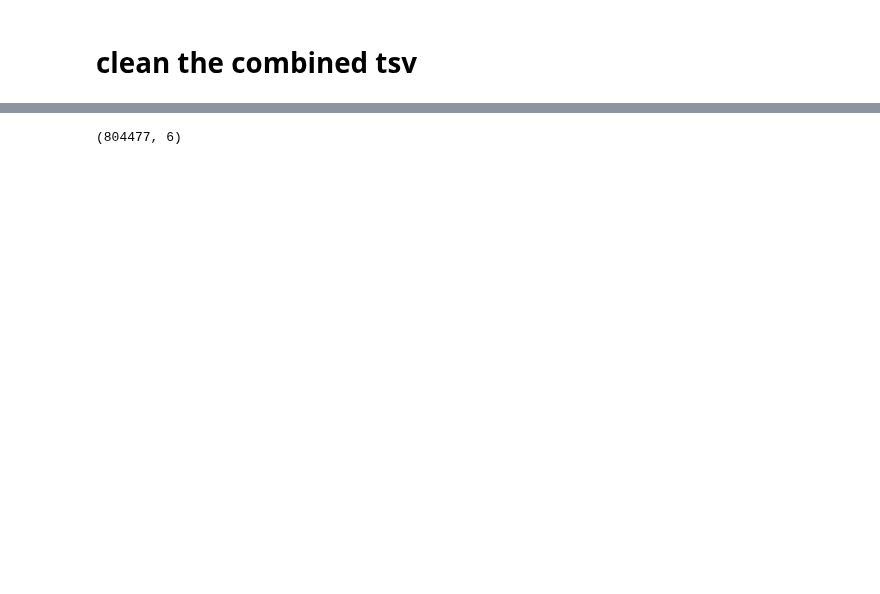
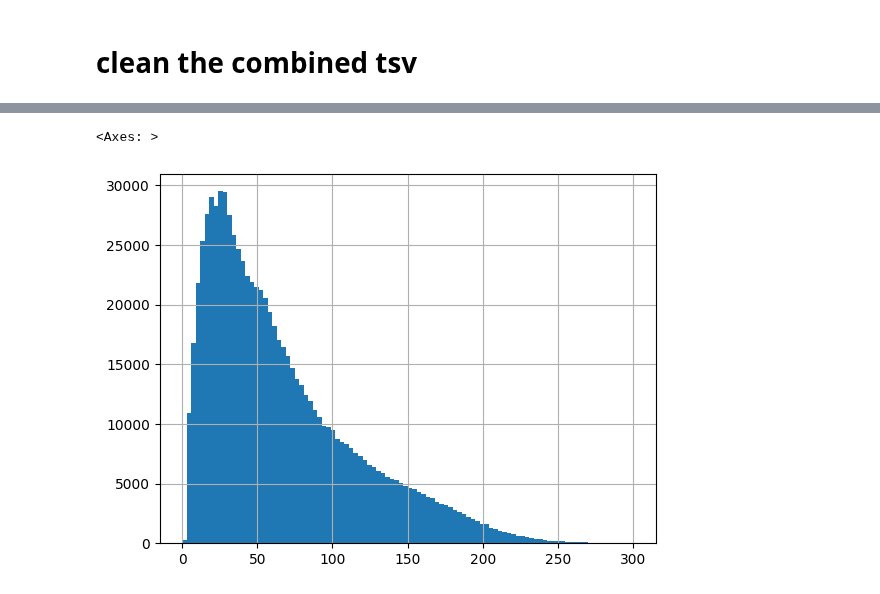
Before and after one commit to spsither/combining-dataset, a Jupyter notebook: 04_combine_all.ipynb, the cells around one changed output, grey strips where cells are left out. Saved outputs shown, nothing was run; the diff lists cells and outputs as text; code cells hidden in the pictures; blank space fills up the shorter version.

Commit message:
filter based on char_len

```diff
--- a/04_combine_all.ipynb
+++ b/04_combine_all.ipynb
@@ -44,8 +41,7 @@ def check_if_regex(text):
     regex = re.compile(r'[a-zA-Z]+')
     match = re.search(regex, text)
 
-    # Check if a match was found.
-    if match:
-        return True
-    else:
-        return False
+    return bool(match)
+
+print(check_if_regex('ཧཧ'))
+print(check_if_regex('some text'))
@@ -56,12 +51,19 @@ df.shape
 # %%
 df = df[df['uni'].str.len() > 0]
-# %%
-df = df[df['uni'].str.len() < 994]
 # %%
 df = df[~df['uni'].apply(check_if_regex)]
-# %%
-df.shape
-# %% [output]
-(804477, 6)
 # %%
 df['uni'] = df['uni'].map(clean_transcription)
+# %%
+import pyewts
+
+converter = pyewts.pyewts()
+
+df['wylie'] = df['uni'].apply(converter.toWylie)
+# %%
+df['char_len'] = df['uni'].str.len()
+# %%
+df['char_len'].hist(bins=100, range=(0, 300))
+# %% [output]
+<Axes: >
+[figure, added]
```
Also changed, not shown: parts of 32 cells of this notebook, 1 other file.
